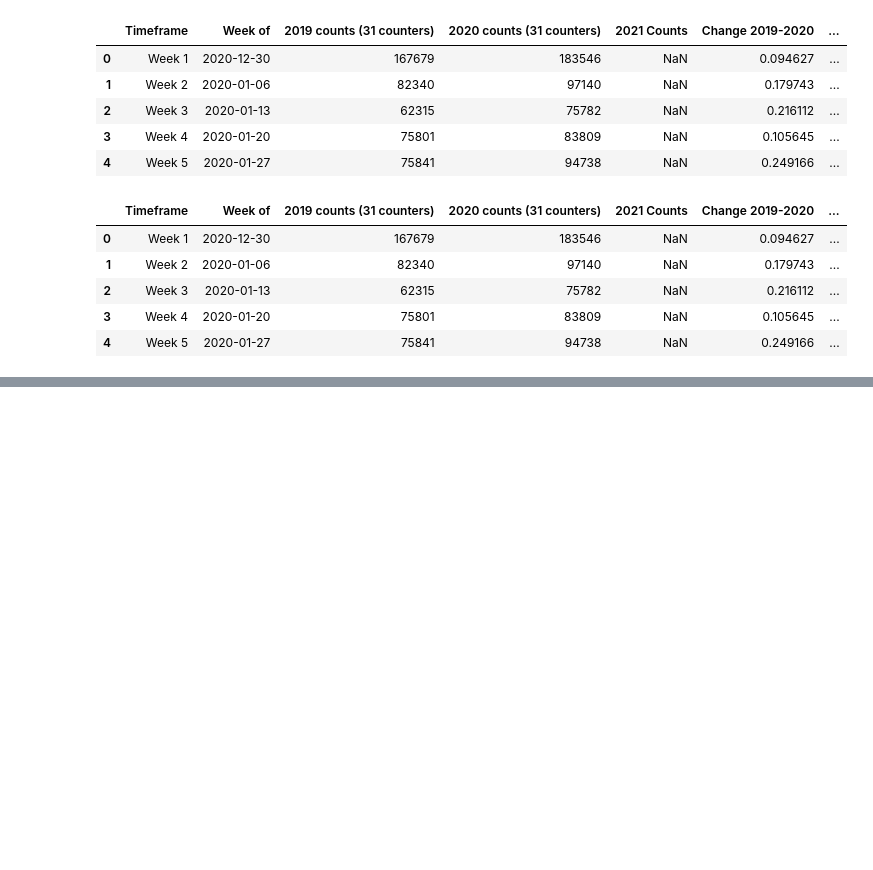
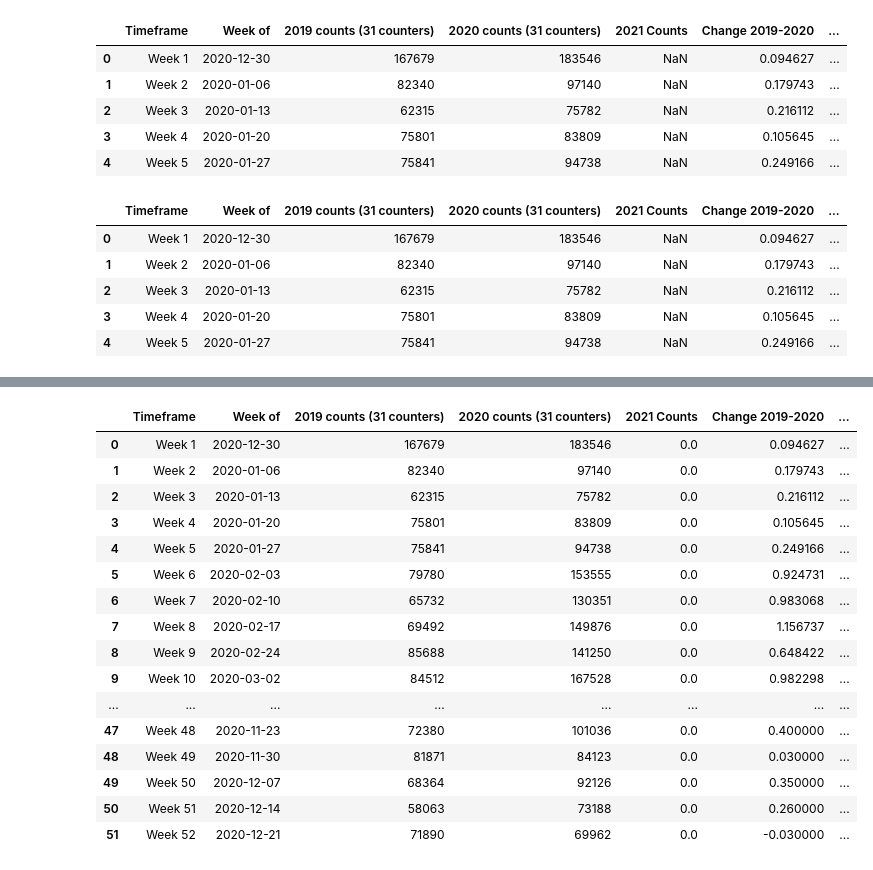
Before and after one commit to GENNYB7/Rename_Delete_MissingData, a Jupyter notebook: Rename_Delete_Missingdata.ipynb, the cells around one changed output, grey strips where cells are left out. Cells and saved outputs as stored; diff of their text form; code cells hidden in the pictures; blank space fills up the shorter version.

```diff
--- a/Rename_Delete_Missingdata.ipynb
+++ b/Rename_Delete_Missingdata.ipynb
@@ -50,0 +79,20 @@ df.head()
+# %%
+df.fillna(0)
+# %% [output]
+|  | Timeframe | Week of | 2019 counts (31 counters) | 2020 counts (31 counters) | 2021 Counts | Change 2019-2020 | ... |
+| 0 | Week 1 | 2020-12-30 | 167679 | 183546 | 0.0 | 0.094627 | ... |
+| 1 | Week 2 | 2020-01-06 | 82340 | 97140 | 0.0 | 0.179743 | ... |
+| 2 | Week 3 | 2020-01-13 | 62315 | 75782 | 0.0 | 0.216112 | ... |
+| 3 | Week 4 | 2020-01-20 | 75801 | 83809 | 0.0 | 0.105645 | ... |
+| 4 | Week 5 | 2020-01-27 | 75841 | 94738 | 0.0 | 0.249166 | ... |
+| 5 | Week 6 | 2020-02-03 | 79780 | 153555 | 0.0 | 0.924731 | ... |
+| 6 | Week 7 | 2020-02-10 | 65732 | 130351 | 0.0 | 0.983068 | ... |
+| 7 | Week 8 | 2020-02-17 | 69492 | 149876 | 0.0 | 1.156737 | ... |
+| 8 | Week 9 | 2020-02-24 | 85688 | 141250 | 0.0 | 0.648422 | ... |
+| 9 | Week 10 | 2020-03-02 | 84512 | 167528 | 0.0 | 0.982298 | ... |
+| ... | ... | ... | ... | ... | ... | ... | ... |
+| 47 | Week 48 | 2020-11-23 | 72380 | 101036 | 0.0 | 0.400000 | ... |
+| 48 | Week 49 | 2020-11-30 | 81871 | 84123 | 0.0 | 0.030000 | ... |
+| 49 | Week 50 | 2020-12-07 | 68364 | 92126 | 0.0 | 0.350000 | ... |
+| 50 | Week 51 | 2020-12-14 | 58063 | 73188 | 0.0 | 0.260000 | ... |
+| 51 | Week 52 | 2020-12-21 | 71890 | 69962 | 0.0 | -0.030000 | ... |
```
Also changed, not shown: parts of 2 cells of this notebook.
